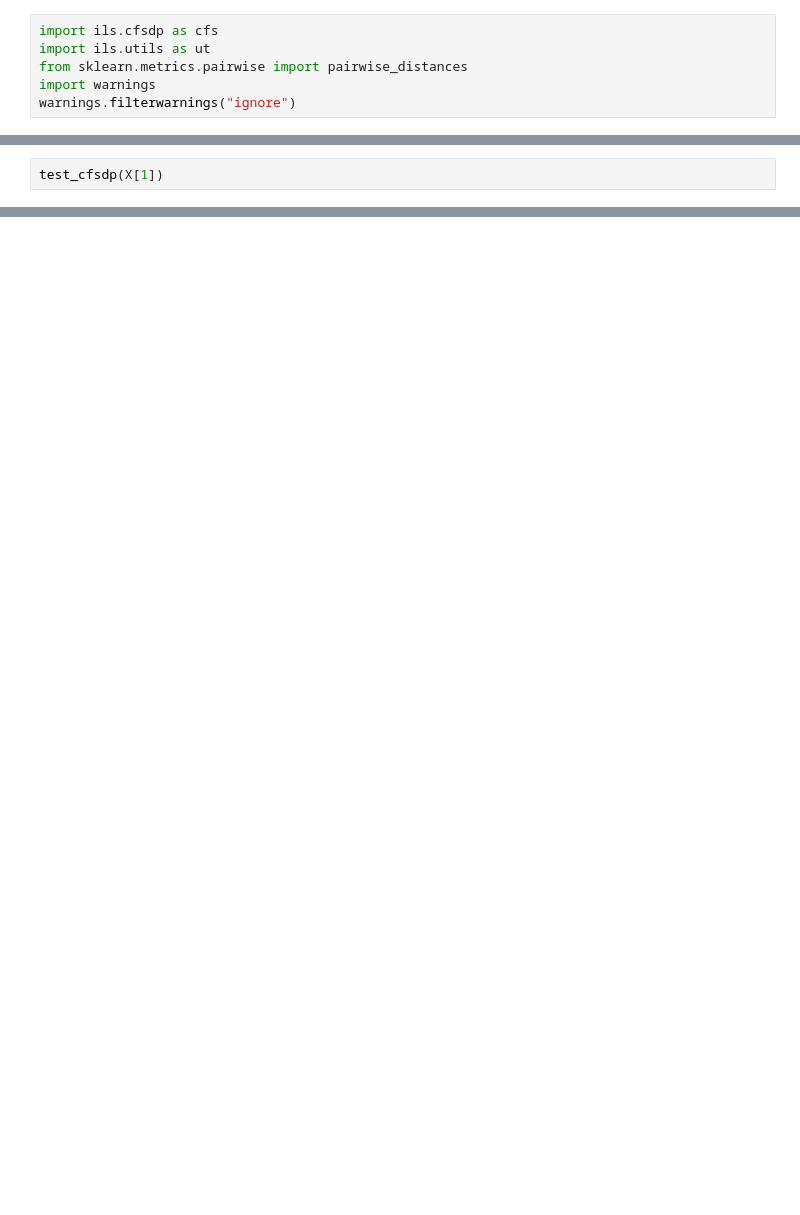
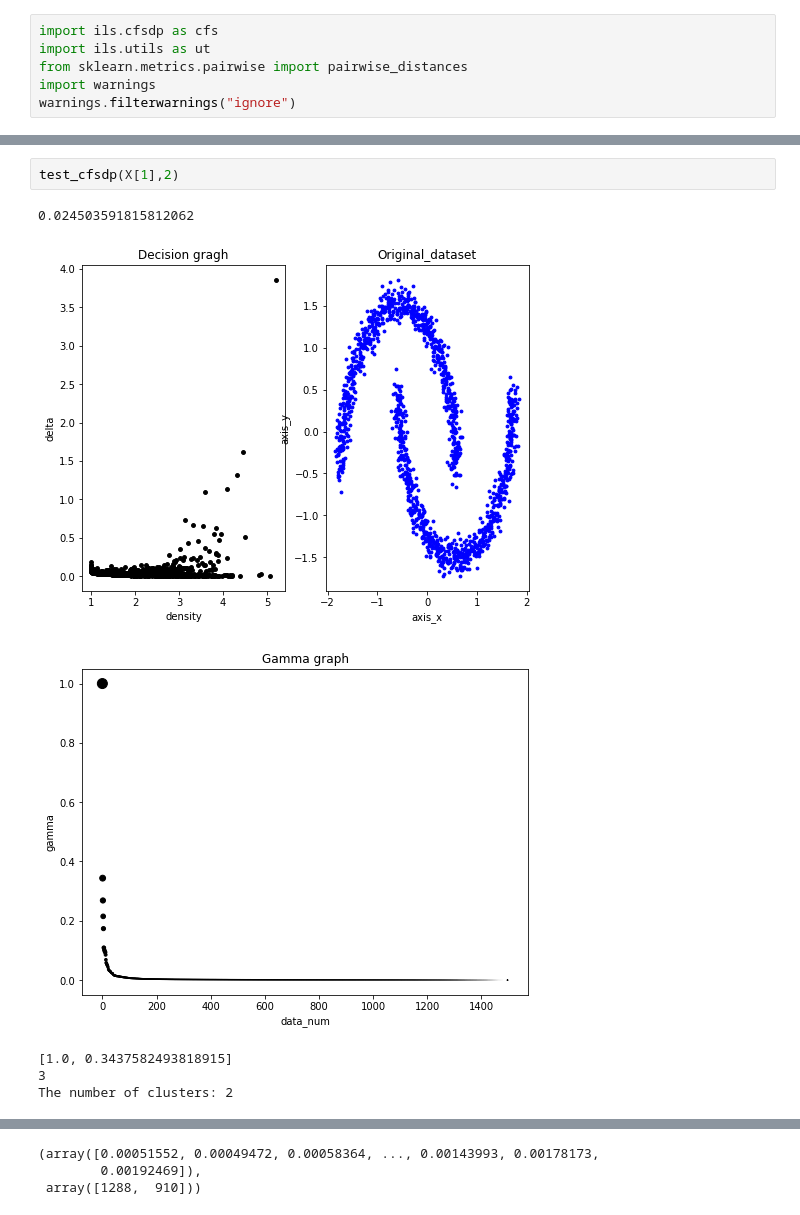
Before and after one commit to Thea-Hsu/EILS, a Jupyter notebook: demo.ipynb, the cells around one changed output, grey strips where cells are left out. Saved outputs shown, nothing was run; the diff lists cells and outputs as text; blank space fills up the shorter version.

```diff
--- a/demo.ipynb
+++ b/demo.ipynb
@@ -50,2 +53,9 @@ cfs.plot_centroid(X[0], index)
 # %%
-test_cfsdp(X[1])
+test_cfsdp(X[1],2)
+# %% [output]
+0.024503591815812062
+[figure, added]
+[figure, added]
+[1.0, 0.3437582493818915]
+3
+The number of clusters: 2
@@ -51,0 +63,3 @@ test_cfsdp(X[1])
+(array([0.00051552, 0.00049472, 0.00058364, ..., 0.00143993, 0.00178173,
+        0.00192469]),
+ array([1288,  910]))
```
Also changed, not shown: parts of 8 cells of this notebook, 1 other file.
